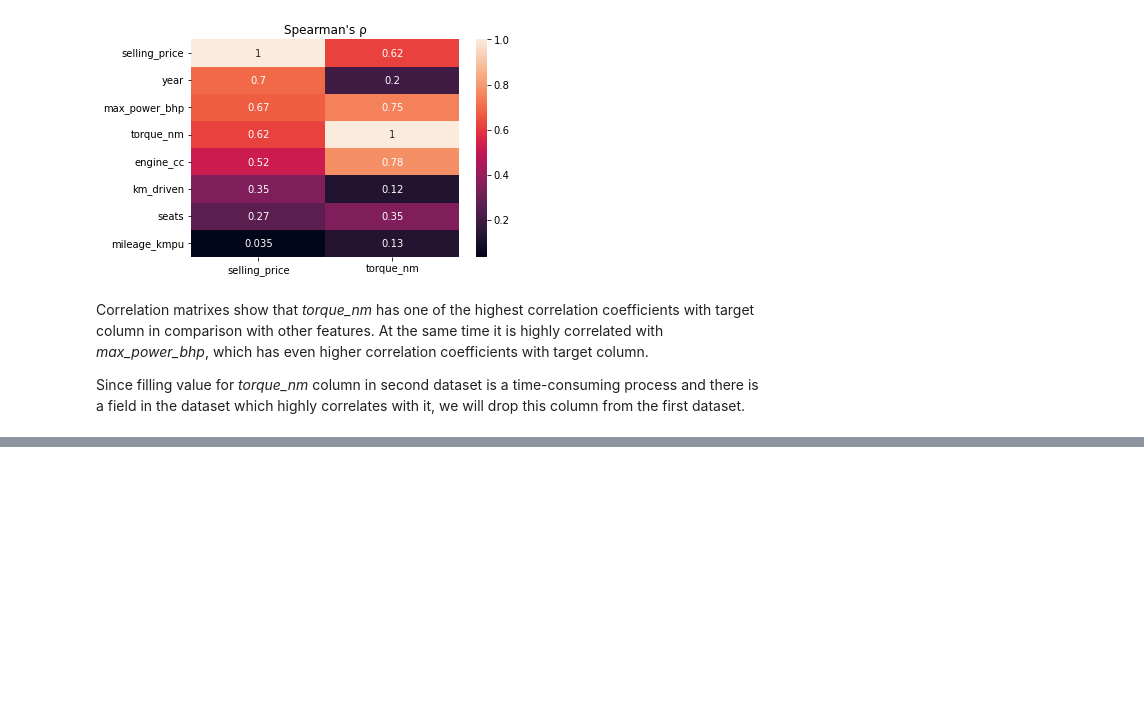
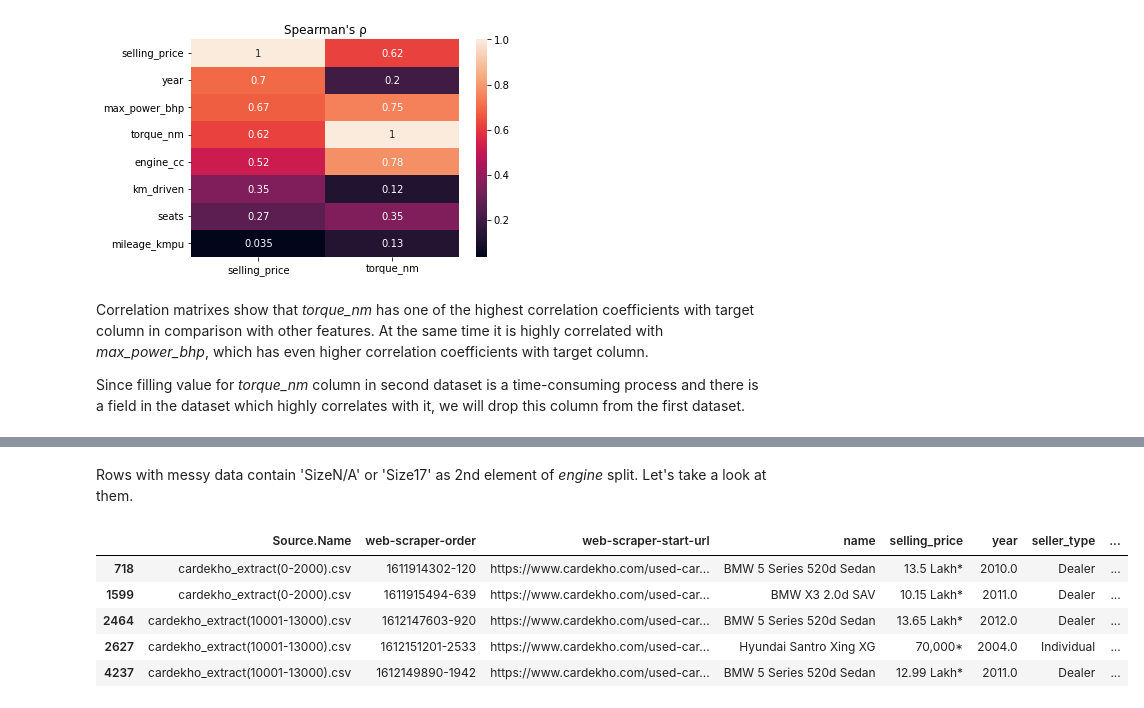
Before and after one commit to ZaikaBohdan/ds_car_price_proj, a Jupyter notebook: car_price_pred.ipynb, the cells around one changed output, grey strips where cells are left out. Saved outputs shown, nothing was run; the diff lists cells and outputs as text; code cells hidden in the pictures; blank space fills up the shorter version.

```diff
--- a/car_price_pred.ipynb
+++ b/car_price_pred.ipynb
@@ -947,0 +783,11 @@ memory usage: 2.1+ MB
+# %% [markdown]
+Rows with messy data contain 'SizeN/A' or 'Size17' as 2nd element of *engine* split. Let's take a look at them.
+# %%
+raw_data_2[tmp.iloc[:,1].isin(['SizeN/A', 'Size17'])].head()
+# %% [output]
+|  | Source.Name | web-scraper-order | web-scraper-start-url | name | selling_price | year | seller_type | ... |
+| 718 | cardekho_extract(0-2000).csv | 1611914302-120 | https://www.cardekho.com/used-car... | BMW 5 Series 520d Sedan | 13.5 Lakh* | 2010.0 | Dealer | ... |
+| 1599 | cardekho_extract(0-2000).csv | 1611915494-639 | https://www.cardekho.com/used-car... | BMW X3 2.0d SAV | 10.15 Lakh* | 2011.0 | Dealer | ... |
+| 2464 | cardekho_extract(10001-13000).csv | 1612147603-920 | https://www.cardekho.com/used-car... | BMW 5 Series 520d Sedan | 13.65 Lakh* | 2012.0 | Dealer | ... |
+| 2627 | cardekho_extract(10001-13000).csv | 1612151201-2533 | https://www.cardekho.com/used-car... | Hyundai Santro Xing XG | 70,000* | 2004.0 | Individual | ... |
+| 4237 | cardekho_extract(10001-13000).csv | 1612149890-1942 | https://www.cardekho.com/used-car... | BMW 5 Series 520d Sedan | 12.99 Lakh* | 2011.0 | Dealer | ... |
```
Also changed, not shown: parts of 61 cells of this notebook.
